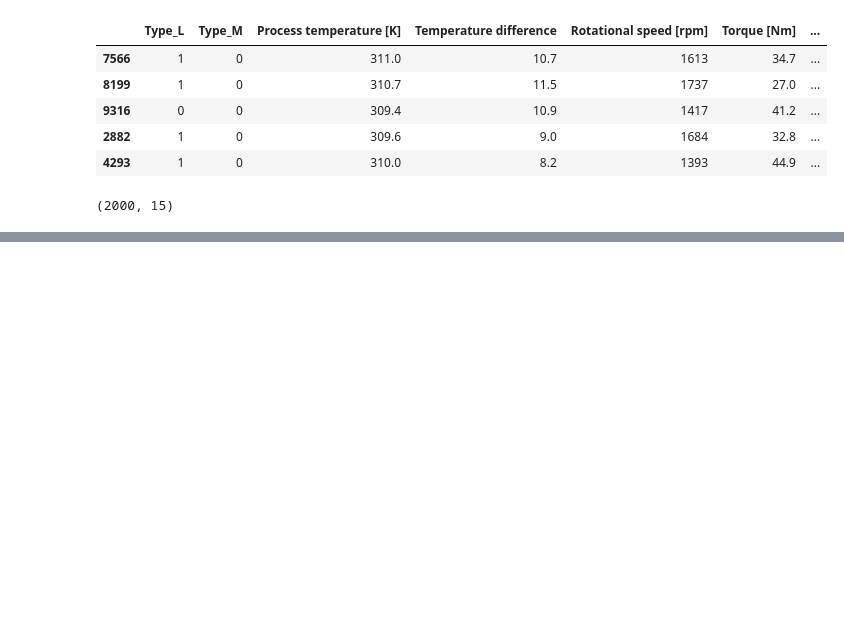
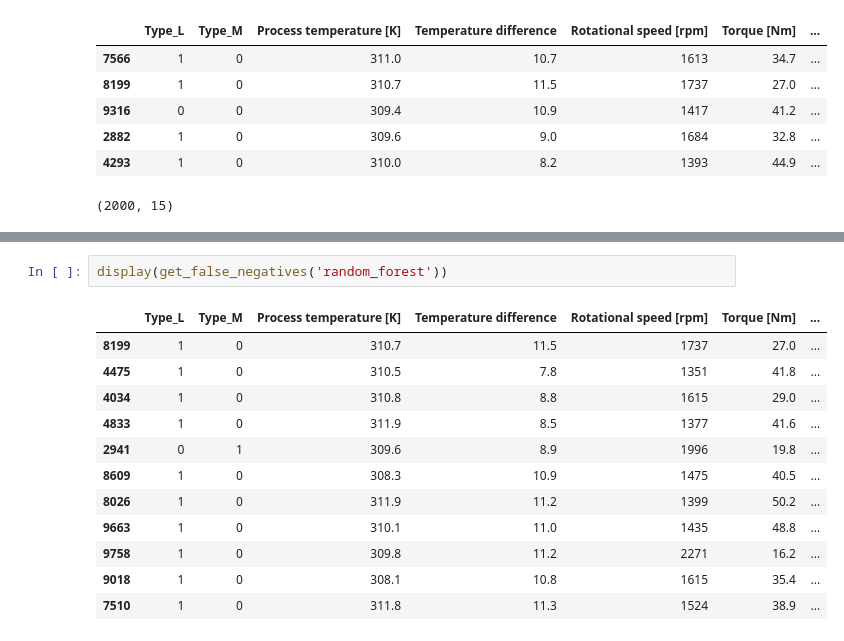
Before and after one commit to KacperKnapek/Machine-failure-prediction, a Jupyter notebook: notebooks/04_modeling.ipynb, the cells around one changed output, grey strips where cells are left out. Saved outputs shown, nothing was run; the diff lists cells and outputs as text; blank space fills up the shorter version.

```diff
--- a/notebooks/04_modeling.ipynb
+++ b/notebooks/04_modeling.ipynb
@@ -323,0 +341,15 @@ debug_df[[
+# %%
+display(get_false_negatives('random_forest'))
+# %% [output]
+|  | Type_L | Type_M | Process temperature [K] | Temperature difference | Rotational speed [rpm] | Torque [Nm] | ... |
+| 8199 | 1 | 0 | 310.7 | 11.5 | 1737 | 27.0 | ... |
+| 4475 | 1 | 0 | 310.5 | 7.8 | 1351 | 41.8 | ... |
+| 4034 | 1 | 0 | 310.8 | 8.8 | 1615 | 29.0 | ... |
+| 4833 | 1 | 0 | 311.9 | 8.5 | 1377 | 41.6 | ... |
+| 2941 | 0 | 1 | 309.6 | 8.9 | 1996 | 19.8 | ... |
+| 8609 | 1 | 0 | 308.3 | 10.9 | 1475 | 40.5 | ... |
+| 8026 | 1 | 0 | 311.9 | 11.2 | 1399 | 50.2 | ... |
+| 9663 | 1 | 0 | 310.1 | 11.0 | 1435 | 48.8 | ... |
+| 9758 | 1 | 0 | 309.8 | 11.2 | 2271 | 16.2 | ... |
+| 9018 | 1 | 0 | 308.1 | 10.8 | 1615 | 35.4 | ... |
+| 7510 | 1 | 0 | 311.8 | 11.3 | 1524 | 38.9 | ... |
```
Also changed, not shown: parts of 17 cells of this notebook.
